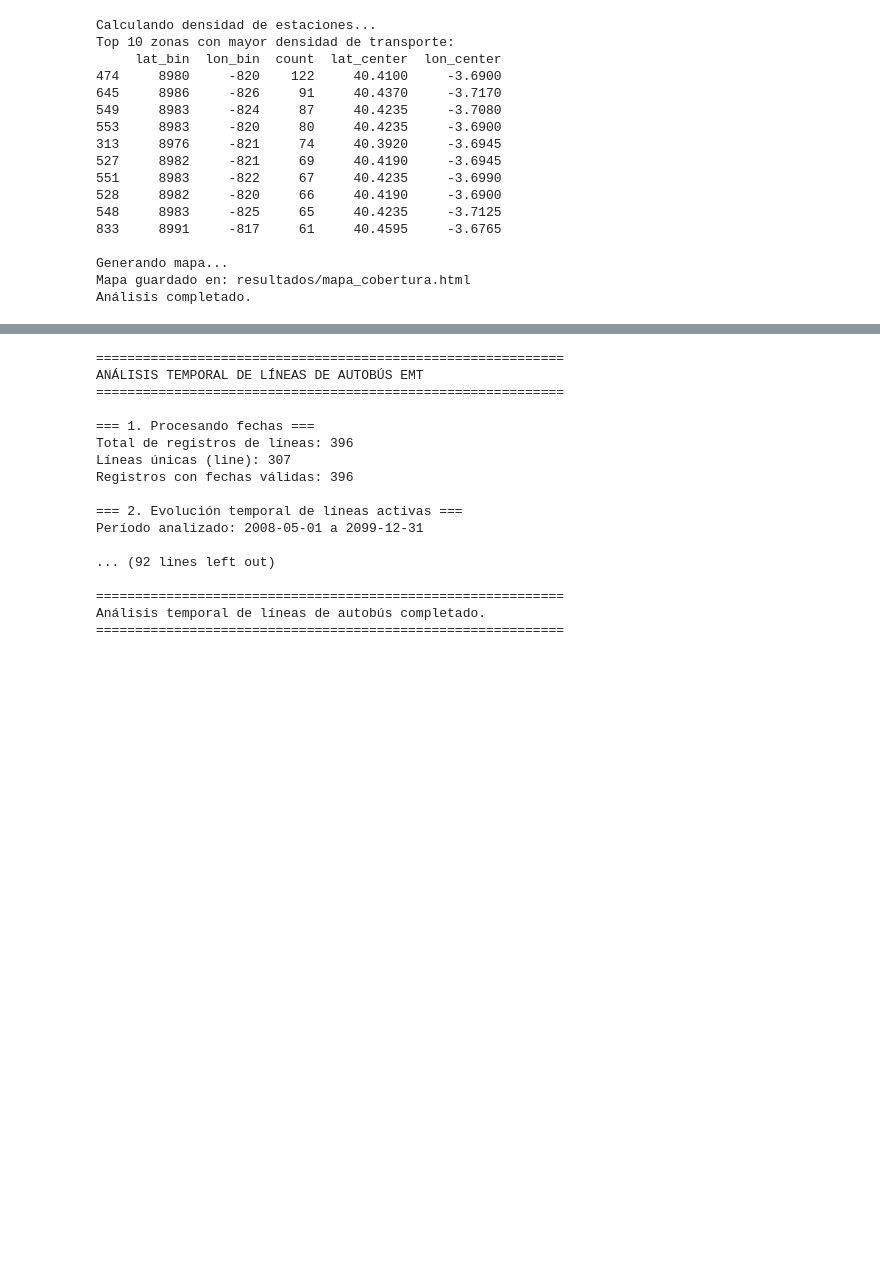
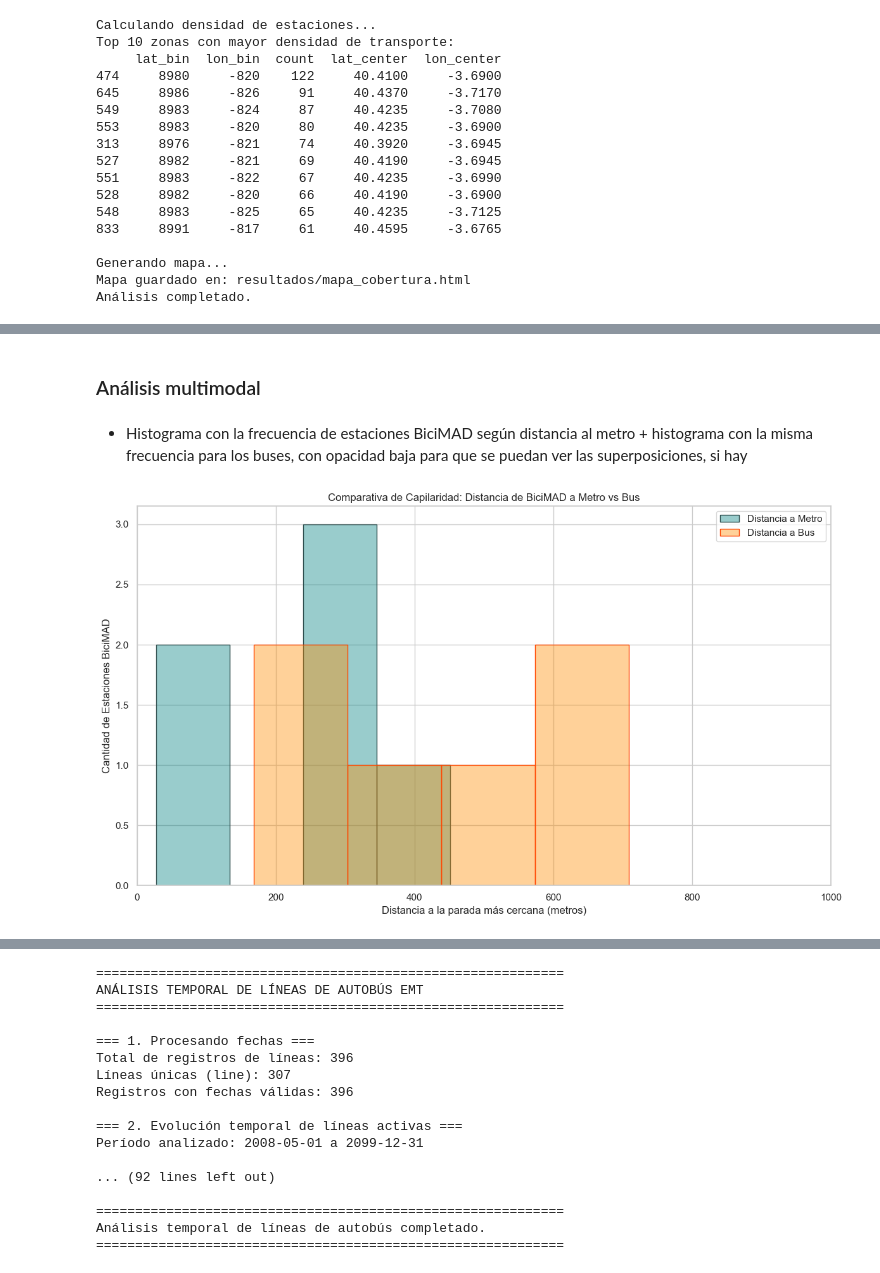
Before and after one commit to moniquescz/PRVD, a Jupyter notebook: Proyecto profe 1/analisis_datos.ipynb, the cells around one changed output, grey strips where cells are left out. Cells and saved outputs as stored; diff of their text form; code cells hidden in the pictures; blank space fills up the shorter version.

```diff
--- a/Proyecto profe 1/analisis_datos.ipynb
+++ b/Proyecto profe 1/analisis_datos.ipynb
@@ -666,0 +224,2 @@ Análisis de accesibilidad PMR completado.
+# %% [markdown]
+### Análisis multimodal
@@ -666,0 +293,41 @@ Análisis de accesibilidad PMR completado.
+# %% [markdown]
+- Histograma con la frecuencia de estaciones BiciMAD según distancia al metro + histograma con la misma frecuencia para los buses, con opacidad baja para que se puedan ver las superposiciones, si hay
+# %%
+# Configuración específica para este histograma doble
+plt.figure(figsize=(12, 7))
+
+# Histograma 1: Distancia a METRO (Azul, transparencia 0.4)
+sns.histplot(
+    data=df_bicimad_plot,
+    x='dist_metro',
+    color='teal',
+    label='Distancia a Metro',
+    kde=False,
+    alpha=0.4,
+    edgecolor='darkslategray'  # Darker teal for the border color
+)
+
+# Histograma 2: Distancia a BUS (Naranja, transparencia 0.4)
+sns.histplot(
+    data=df_bicimad_plot,
+    x='dist_bus',
+    color='darkorange',
+    label='Distancia a Bus',
+    kde=False,
+    alpha=0.4,
+    edgecolor='orangered'  # Darker orange for the border color
+)
+
+plt.title('Comparativa de Capilaridad: Distancia de BiciMAD a Metro vs Bus')
+plt.xlabel('Distancia a la parada más cercana (metros)')
+plt.ylabel('Cantidad de Estaciones BiciMAD')
+plt.legend()
+
+# Zoom en los primeros 1000m para ver el detalle importante (la "última milla")
+plt.xlim(0, 1000)
+
+plt.tight_layout()
+plt.savefig('resultados/plots/analisis_multimodal/histograma_comparativo_metro_bus.png', dpi=300)
+plt.show()
+# %% [output]
+[figure, added]
```
Also changed, not shown: parts of 30 cells of this notebook, 21 other files.
